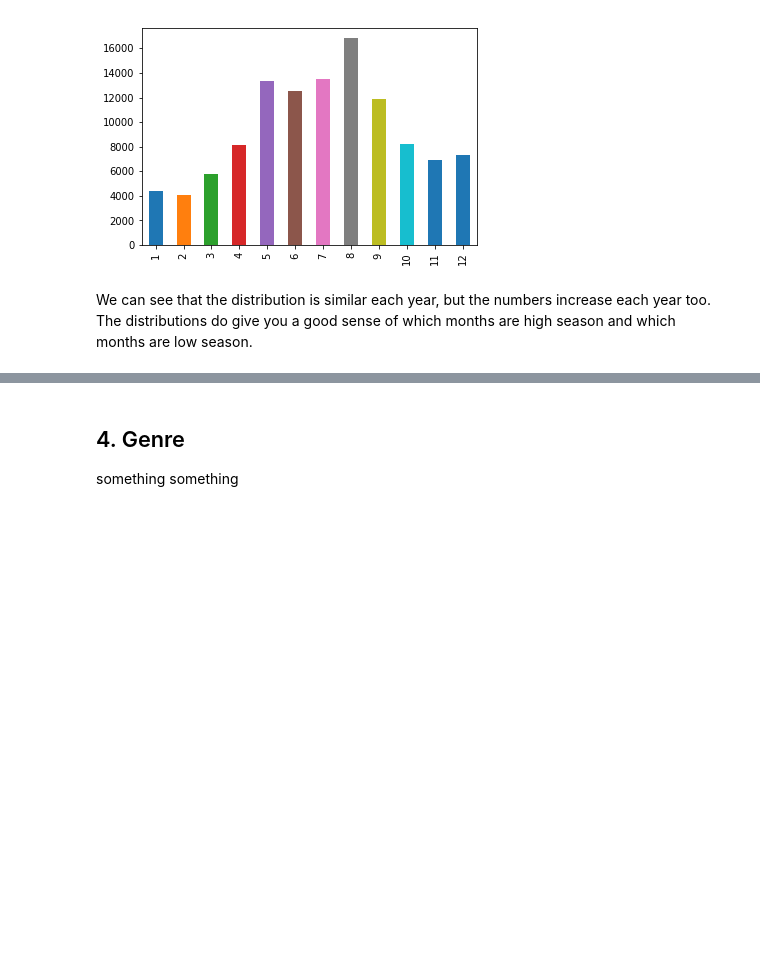
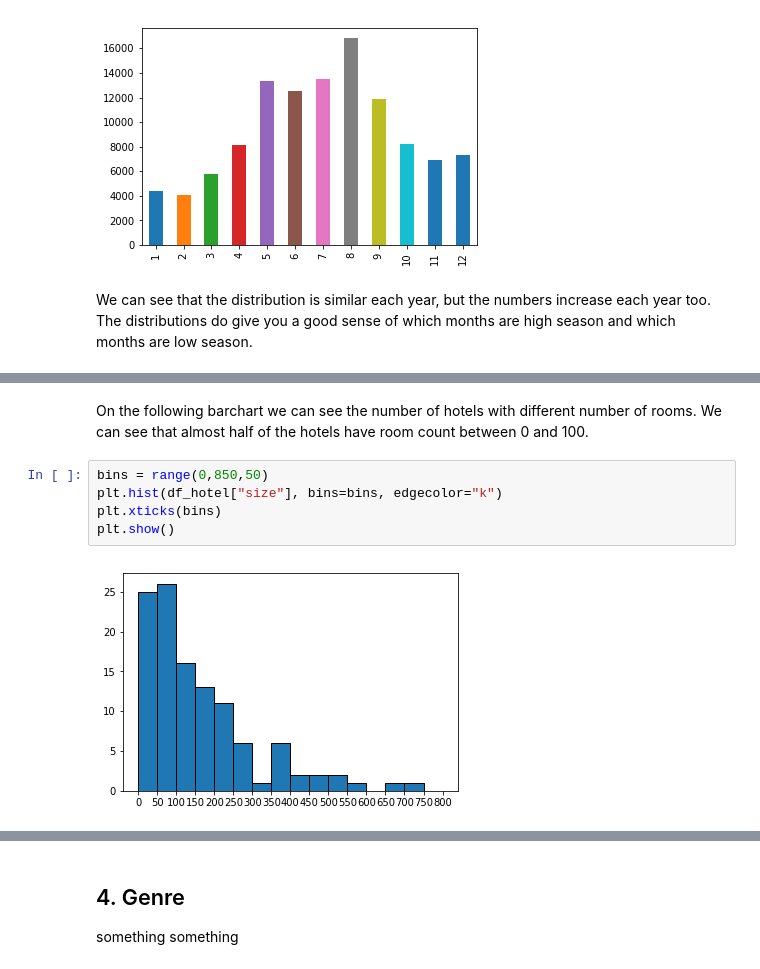
Before and after one commit to homboli/social_data, a Jupyter notebook: IPython Notebook (Draft).ipynb, the cells around one changed output, grey strips where cells are left out. Saved outputs shown, nothing was run; the diff lists cells and outputs as text; blank space fills up the shorter version.

```diff
--- a/IPython Notebook (Draft).ipynb
+++ b/IPython Notebook (Draft).ipynb
@@ -689,0 +719,9 @@ We can see that the distribution is similar each year, but the numbers increase
+# %% [markdown]
+On the following barchart we can see the number of hotels with different number of rooms. We can see that almost half of the hotels have room count between 0 and 100.
+# %%
+bins = range(0,850,50)
+plt.hist(df_hotel["size"], bins=bins, edgecolor="k")
+plt.xticks(bins)
+plt.show()
+# %% [output]
+[figure, added]
```
Also changed, not shown: parts of 12 cells of this notebook.
